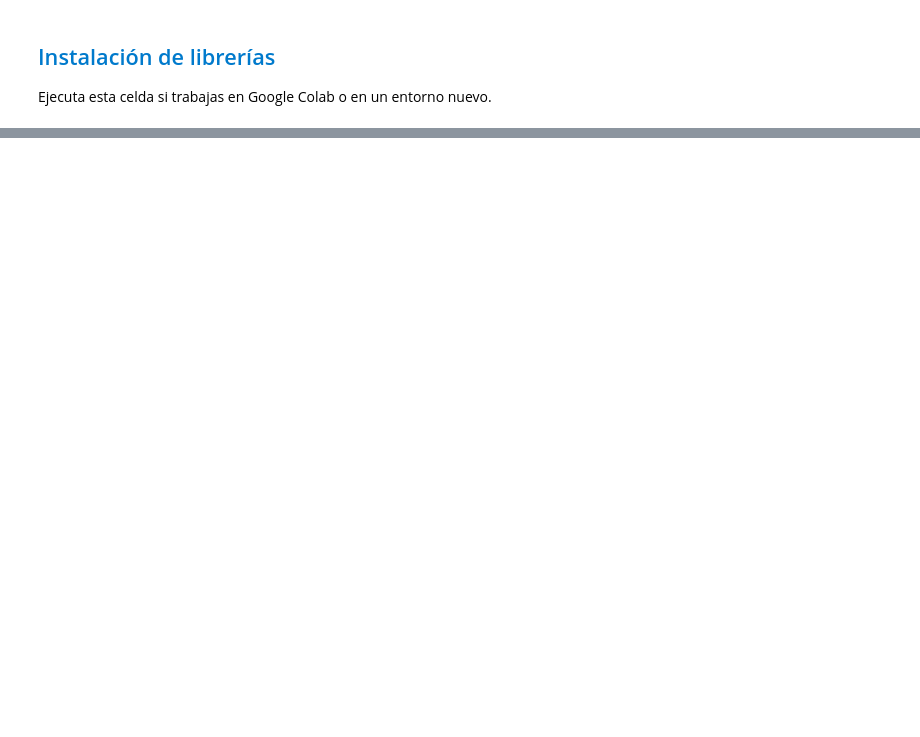
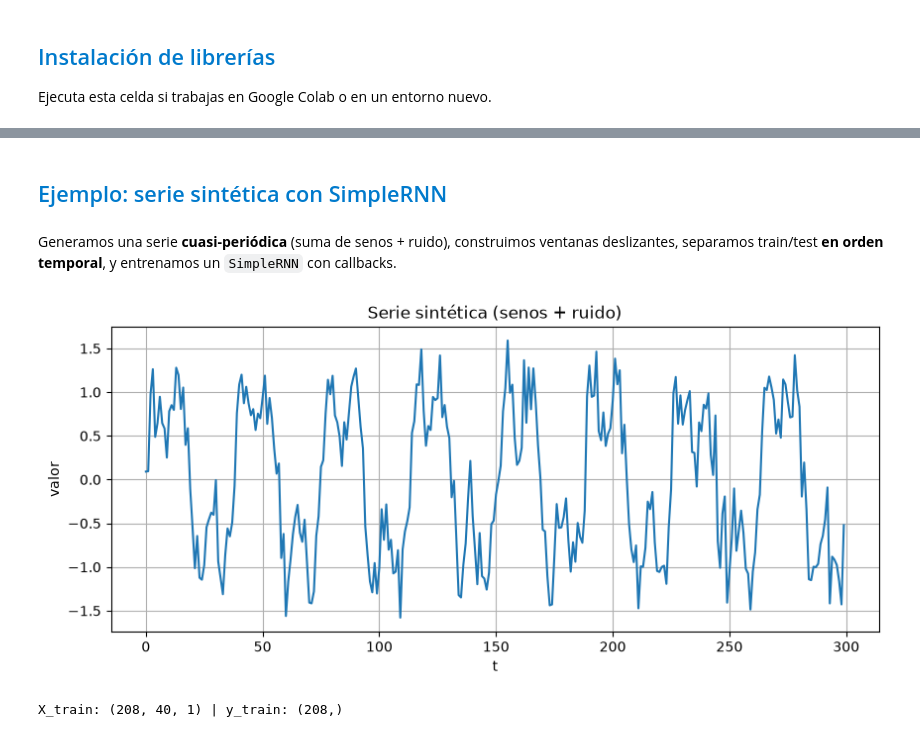
Before and after one commit to contreras-juan/Material-Ciencia-de-Datos, a Jupyter notebook: Deep_Learning/Cuadernos/07_RNN.ipynb, the cells around one changed output, grey strips where cells are left out. Drawn from its saved outputs; the diff is of its cells as text; code cells hidden in the pictures; blank space fills up the shorter version.

```diff
--- a/Deep_Learning/Cuadernos/07_RNN.ipynb
+++ b/Deep_Learning/Cuadernos/07_RNN.ipynb
@@ -404,10 +35,0 @@ data = generate_combined_wave(timesteps)
-# %%
-# Crear secuencias para entrenamiento
-sequence_length = 50
-X, y = [], []
-for i in range(len(data) - sequence_length):
-    X.append(data[i:i + sequence_length])
-    y.append(data[i + sequence_length])
-# %%
-X = np.array(X)
-y = np.array(y)
@@ -675,9 +35,0 @@ future_steps = 10     # Pasos futuros a predecir
-# %%
-# Crear secuencias para entrenamiento
-X, y = [], []
-for i in range(len(data) - sequence_length - future_steps):
-    X.append(data[i:i + sequence_length])  # Secuencia de entrada
-    y.append(data[i + sequence_length:i + sequence_length + future_steps])  # Secuencia de salida
-# %%
-X = np.array(X)
-y = np.array(y)
@@ -751,0 +139,28 @@ plt.show()
+# %% [markdown]
+<a id="ejemplo-rnn"></a>
+<h2 style="color: #007ACC;">Ejemplo: serie sintética con SimpleRNN</h2>
+# %% [markdown]
+Generamos una serie **cuasi-periódica** (suma de senos + ruido), construimos ventanas deslizantes, separamos train/test **en orden temporal**, y entrenamos un `SimpleRNN` con callbacks.
+# %%
+def generate_wave(n_timesteps, seed=SEED):
+    rng = np.random.default_rng(seed)
+    t = np.linspace(0, 50, n_timesteps)
+    return np.sin(t) + 0.5 * np.sin(3 * t) + 0.3 * rng.normal(size=n_timesteps)
+
+
+data = generate_wave(300)
+look_back = 40
+X, y = make_sliding_window(data, look_back)
+X_train, X_test, y_train, y_test = temporal_split(X, y, 0.8)
+
+plt.figure(figsize=(10, 4))
+plt.plot(data)
+plt.title("Serie sintética (senos + ruido)")
+plt.xlabel("t")
+plt.ylabel("valor")
+plt.grid(True)
+plt.show()
+print("X_train:", X_train.shape, "| y_train:", y_train.shape)
+# %% [output]
+[figure, added]
+X_train: (208, 40, 1) | y_train: (208,)
```
Also changed, not shown: parts of 117 cells of this notebook.
